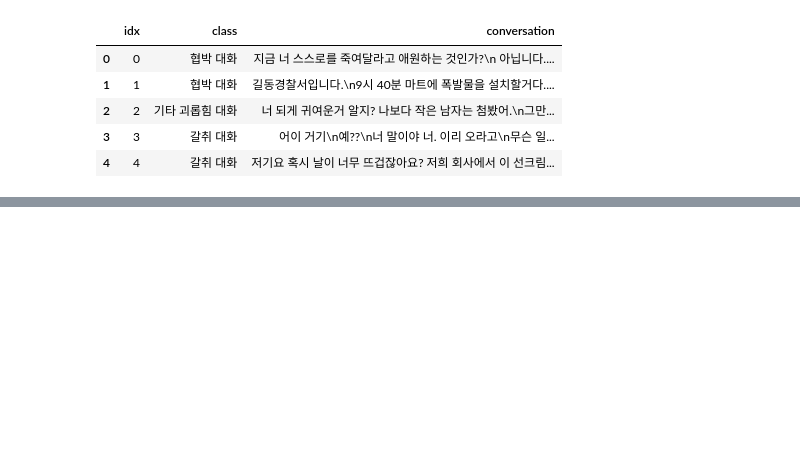
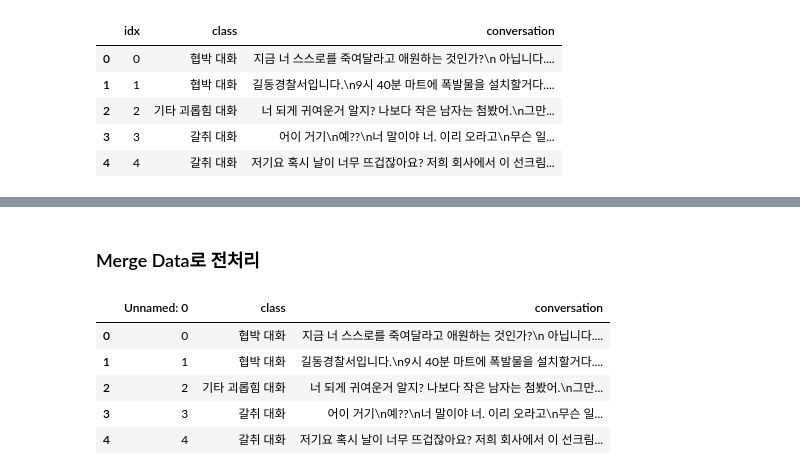
Before and after one commit to HwngInJn/AIFFEL-DLthon, a Jupyter notebook: Moon/AboutData.ipynb, the cells around one changed output, grey strips where cells are left out. Drawn from its saved outputs; the diff is of its cells as text; code cells hidden in the pictures; blank space fills up the shorter version.

```diff
--- a/Moon/AboutData.ipynb
+++ b/Moon/AboutData.ipynb
@@ -36,0 +114,5 @@ Data set : [Data Set]('url')
+# %%
+# row 생략 없이 출력
+pd.set_option('display.max_rows', None)
+# col 생략 없이 출력
+pd.set_option('display.max_columns', None)
@@ -36,0 +277,2 @@ Data set : [Data Set]('url')
+# %% [markdown]
+### Merge Data로 전처리
@@ -36,0 +281,9 @@ Data set : [Data Set]('url')
+# %%
+df.head()
+# %% [output]
+|  | Unnamed: 0 | class | conversation |
+| 0 | 0 | 협박 대화 | 지금 너 스스로를 죽여달라고 애원하는 것인가?\n 아닙니다.... |
+| 1 | 1 | 협박 대화 | 길동경찰서입니다.\n9시 40분 마트에 폭발물을 설치할거다.... |
+| 2 | 2 | 기타 괴롭힘 대화 | 너 되게 귀여운거 알지? 나보다 작은 남자는 첨봤어.\n그만... |
+| 3 | 3 | 갈취 대화 | 어이 거기\n예??\n너 말이야 너. 이리 오라고\n무슨 일... |
+| 4 | 4 | 갈취 대화 | 저기요 혹시 날이 너무 뜨겁잖아요? 저희 회사에서 이 선크림... |
```
Also changed, not shown: parts of 27 cells of this notebook, 1 other file.
